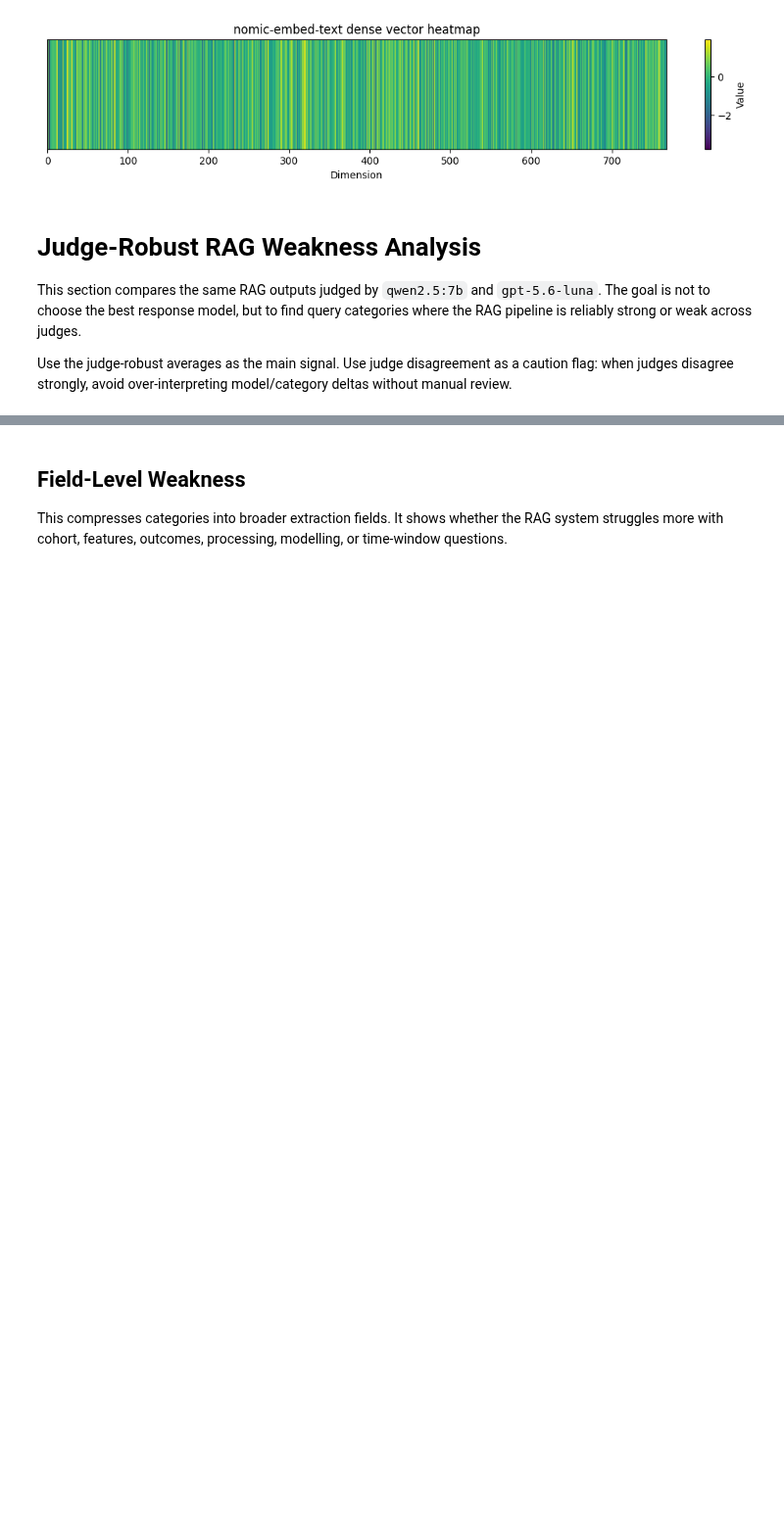
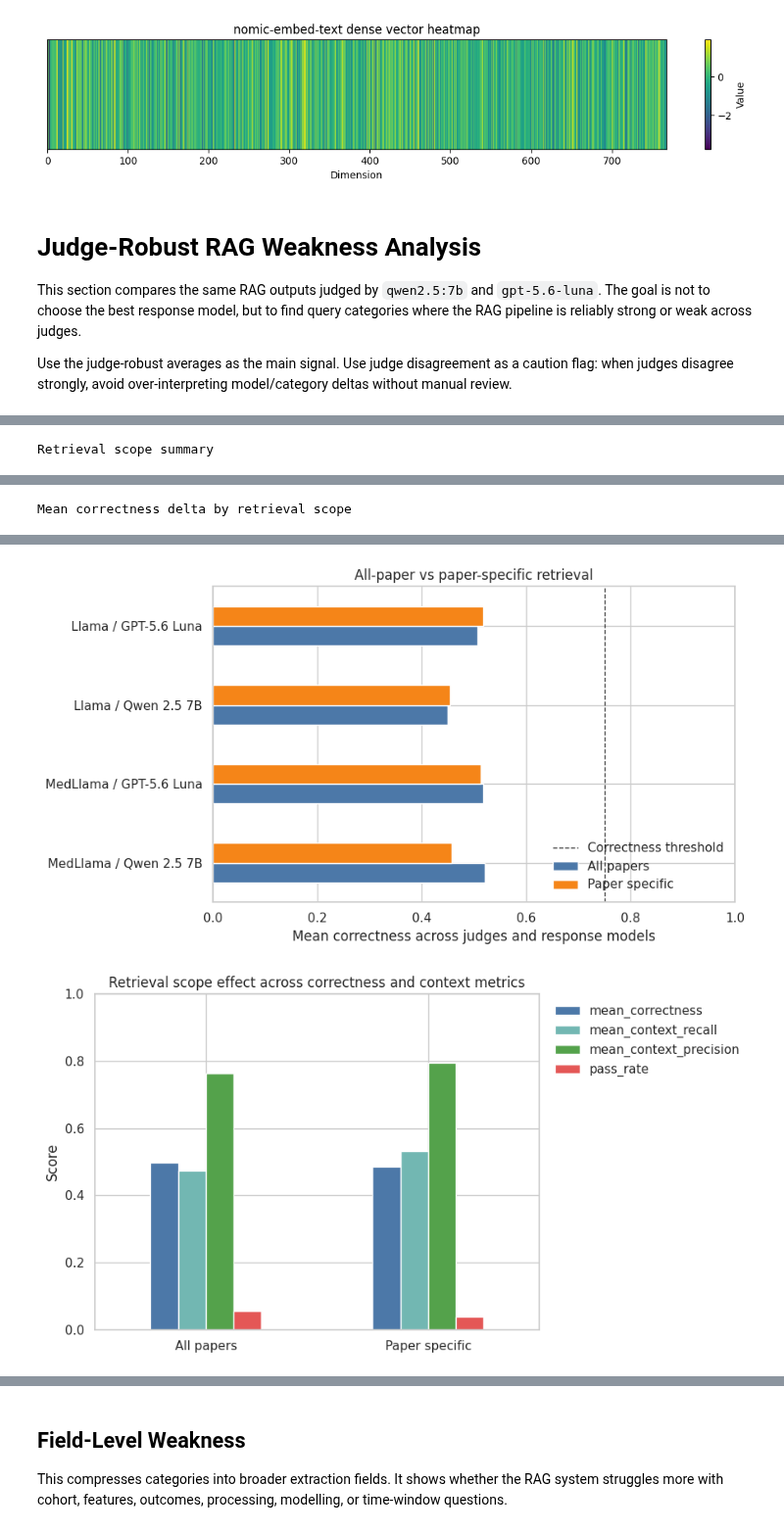
Before and after one commit to Crazz-Zaac/llm-driven-clinical-study-analysis, a Jupyter notebook: llm4ehr/rag_evaluation/visualize.ipynb, the cells around one changed output, grey strips where cells are left out. Shown at 98% size. Cells and saved outputs as stored; diff of their text form; code cells hidden in the pictures; blank space fills up the shorter version.

```diff
--- a/llm4ehr/rag_evaluation/visualize.ipynb
+++ b/llm4ehr/rag_evaluation/visualize.ipynb
@@ -401,0 +414,76 @@ judge_results.head()
+# %%
+scope_summary = (
+    judge_results.groupby(
+        ["retrieval_scope_label", "response_family", "judge_family"],
+        as_index=False,
+    )
+    .agg(
+        mean_correctness=("correctness_score", "mean"),
+        pass_rate=("is_correct", "mean"),
+        mean_context_recall=("context_recall", "mean"),
+        mean_context_precision=("llm_context_precision_with_reference", "mean"),
+        n=("correctness_score", "size"),
+    )
+)
+scope_summary["run_pair"] = scope_summary["response_family"] + " / " + scope_summary["judge_family"]
+scope_summary = scope_summary.sort_values(["run_pair", "retrieval_scope_label"])
+
+print("Retrieval scope summary")
+display(scope_summary.round(3))
+
+scope_pivot = scope_summary.pivot(
+    index="run_pair",
+    columns="retrieval_scope_label",
+    values="mean_correctness",
+)
+ordered_scope_cols = [
+    col for col in ["All papers", "Paper specific"] if col in scope_pivot.columns
+]
+scope_pivot = scope_pivot[ordered_scope_cols]
+if {"All papers", "Paper specific"}.issubset(scope_pivot.columns):
+    scope_pivot["Paper specific minus all papers"] = (
+        scope_pivot["Paper specific"] - scope_pivot["All papers"]
+    )
+
+print("Mean correctness delta by retrieval scope")
+display(scope_pivot.round(3))
+
+fig, ax = plt.subplots(figsize=(9, 5))
+scope_pivot[ordered_scope_cols].iloc[::-1].plot(
+    kind="barh",
+    ax=ax,
+    color=["#4c78a8", "#f58518"][: len(ordered_scope_cols)],
+)
+ax.axvline(0.75, color="#333", linestyle="--", linewidth=1, label="Correctness threshold")
+ax.set_xlim(0, 1)
+ax.set_xlabel("Mean correctness across judges and response models")
+ax.set_ylabel("")
+ax.set_title("All-paper vs paper-specific retrieval")
+ax.legend(frameon=False, loc="lower right")
+plt.tight_layout()
+
+fig, ax = plt.subplots(figsize=(9, 5))
+metric_scope_summary = (
+    judge_results.groupby("retrieval_scope_label", as_index=False)
+    .agg(
+        mean_correctness=("correctness_score", "mean"),
+        mean_context_recall=("context_recall", "mean"),
+        mean_context_precision=("llm_context_precision_with_reference", "mean"),
+        pass_rate=("is_correct", "mean"),
+    )
+    .set_index("retrieval_scope_label")
+)
+metric_scope_summary.loc[ordered_scope_cols].plot(
+    kind="bar",
+    ax=ax,
+    color=["#4c78a8", "#72b7b2", "#54a24b", "#e45756"],
+)
+ax.set_ylim(0, 1)
+ax.set_xlabel("")
+ax.set_ylabel("Score")
+ax.set_title("Retrieval scope effect across correctness and context metrics")
+ax.tick_params(axis="x", rotation=0)
+ax.legend(frameon=False, bbox_to_anchor=(1.01, 1), loc="upper left")
+plt.tight_layout()
+# %% [output]
+Retrieval scope summary
@@ -401,0 +499 @@ judge_results.head()
+Mean correctness delta by retrieval scope
@@ -401,0 +506,2 @@ judge_results.head()
+[figure, added]
+[figure, added]
```
Also changed, not shown: parts of 10 cells of this notebook, 9 other files.
